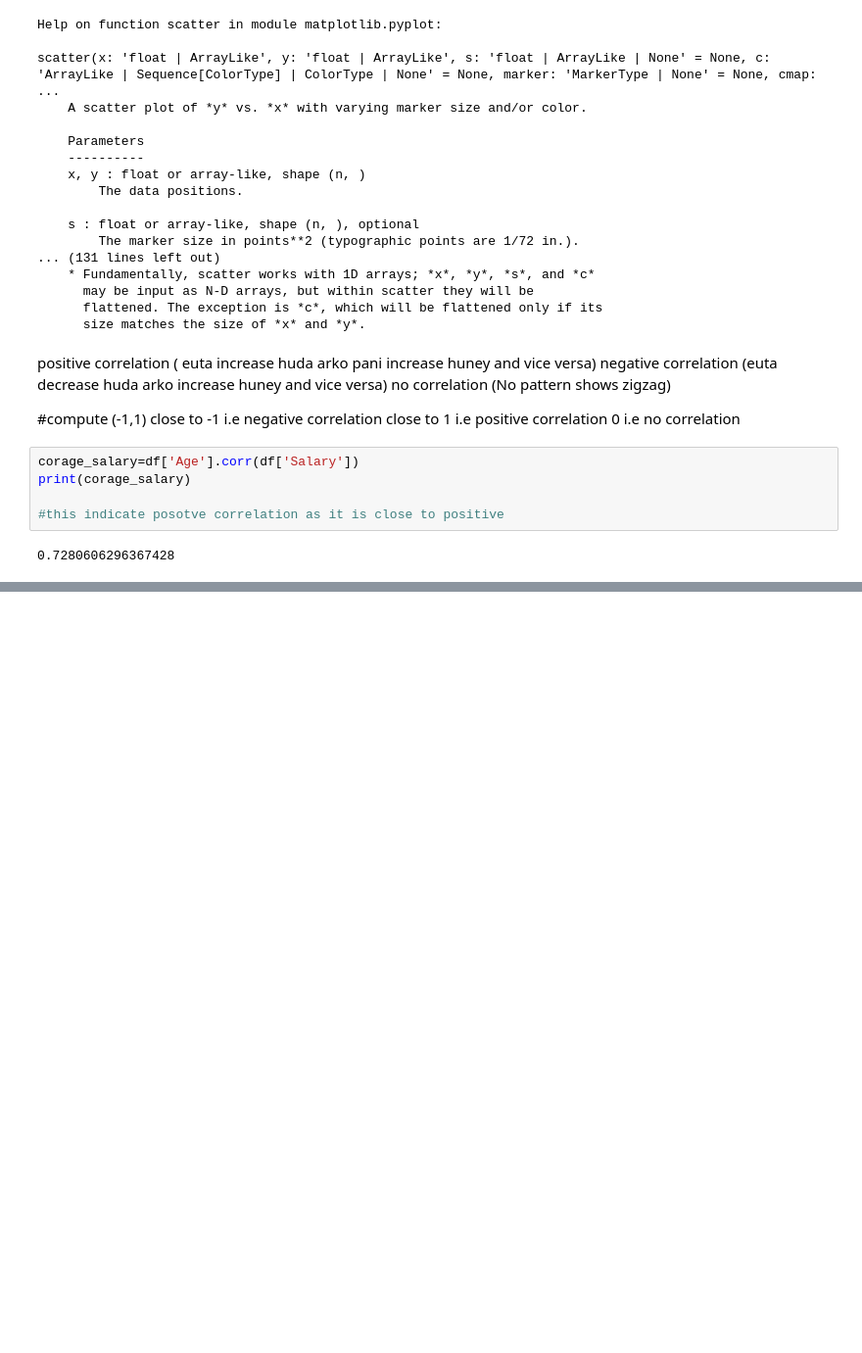
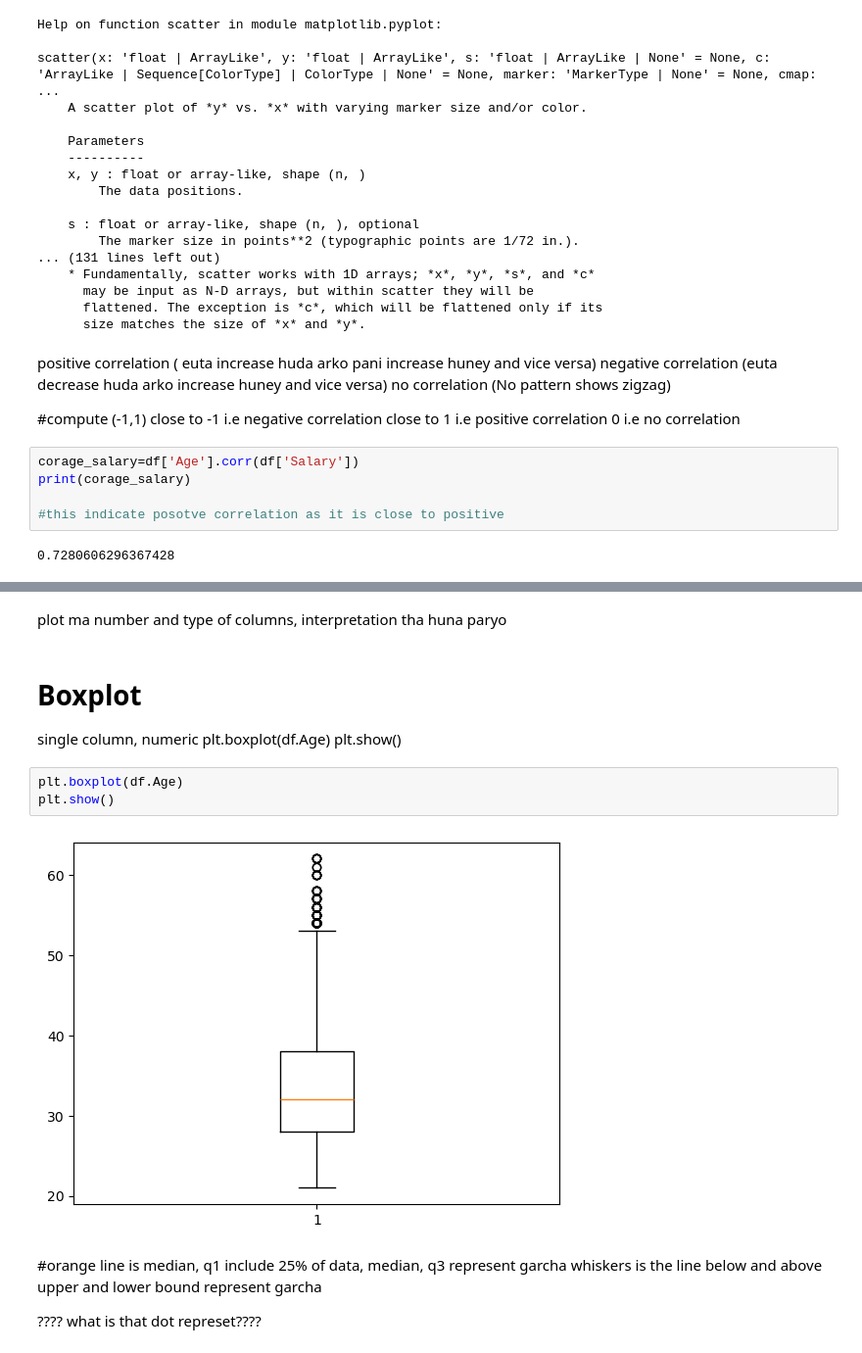
Before and after one commit to bindushahi/learn_data, a Jupyter notebook: numpypandas.ipynb, the cells around one changed output, grey strips where cells are left out. Shown: that part at 98% size. Cells and saved outputs as stored; diff of their text form; blank space fills up the shorter version.

Commit message:
# Boxplot

```diff
--- a/numpypandas.ipynb
+++ b/numpypandas.ipynb
@@ -517,0 +523,18 @@ print(corage_salary)
+# %% [markdown]
+plot ma number and type of columns, interpretation tha huna paryo
+# %% [markdown]
+# Boxplot
+
+single column, numeric
+plt.boxplot(df.Age)
+plt.show()
+# %%
+plt.boxplot(df.Age)
+plt.show()
+# %% [output]
+[figure, added]
+# %% [markdown]
+#orange line is median, q1 include 25% of data, median, q3 represent garcha
+whiskers is the line below and above upper and lower bound represent garcha
+
+???? what is that dot represet????
```
Also changed, not shown: parts of 3 cells of this notebook.
